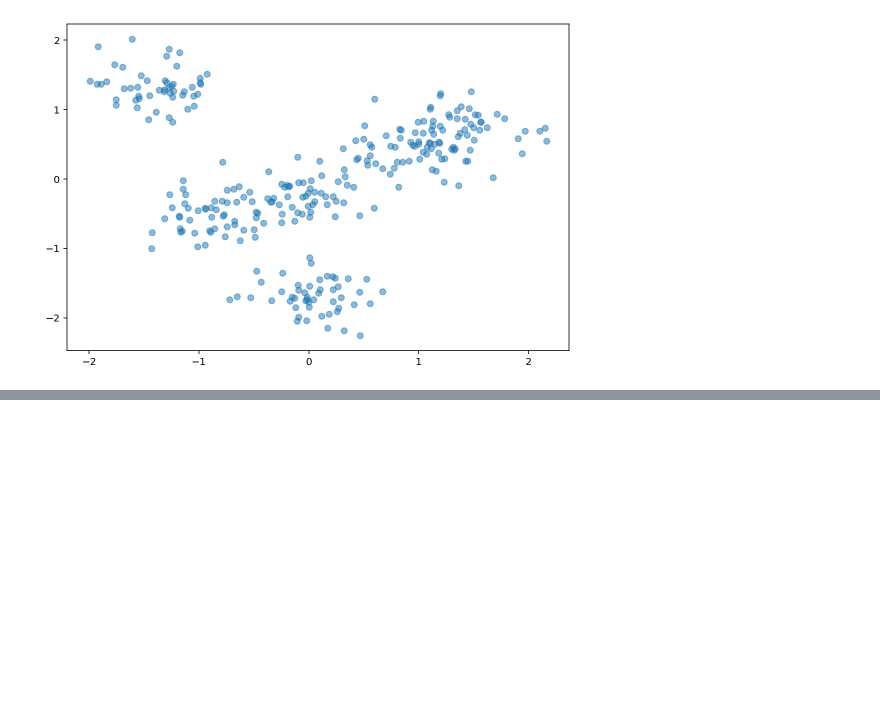
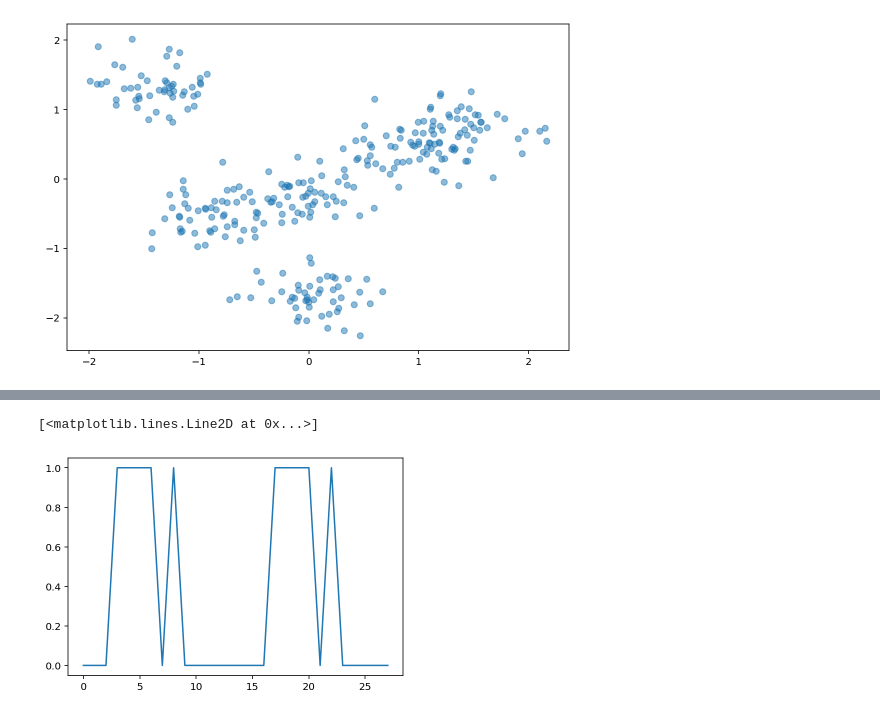
Before and after one commit to LuanAdemi/GroceryListPredictor, a Jupyter notebook: precommender/KNetworks.ipynb, the cells around one changed output, grey strips where cells are left out. Saved outputs shown, nothing was run; the diff lists cells and outputs as text; code cells hidden in the pictures; blank space fills up the shorter version.

```diff
--- a/precommender/KNetworks.ipynb
+++ b/precommender/KNetworks.ipynb
@@ -47,0 +75,4 @@ for k in range(knet.k):
+# %%
+net = Network(20, device=device)
+# %%
+net.train(tdata, verbose=True)
@@ -47,0 +97,7 @@ for k in range(knet.k):
+# %%
+predict = np.round(net.predict(tdata, future=28))
+# %%
+plt.plot(predict[:,0])
+# %% [output]
+[<matplotlib.lines.Line2D at 0x...>]
+[figure, added]
```
Also changed, not shown: parts of 7 cells of this notebook, 2 other files.
